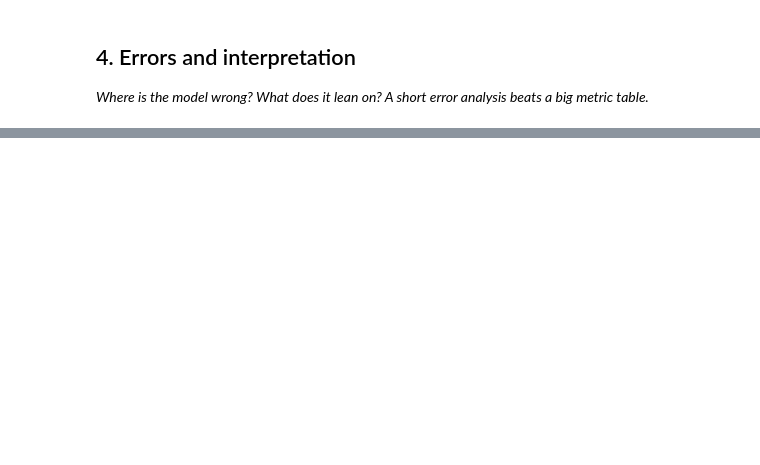
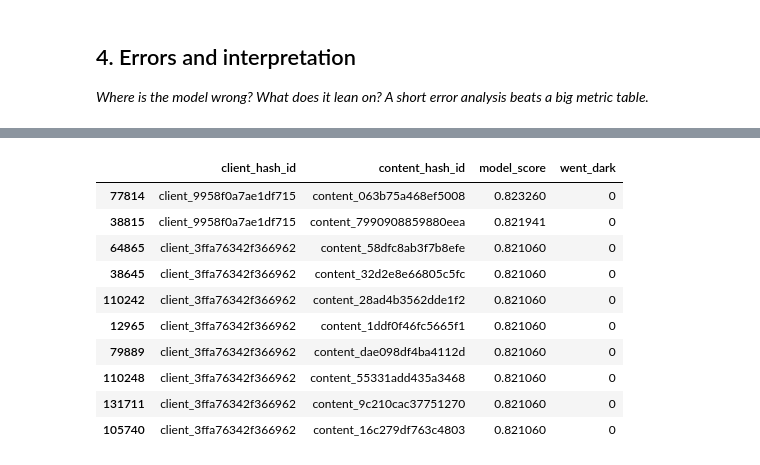
Before and after one commit to afreensumai64/ML-Internship, a Jupyter notebook: work/notebooks/w05_model.ipynb, the cells around one changed output, grey strips where cells are left out. Cells and saved outputs as stored; diff of their text form; code cells hidden in the pictures; blank space fills up the shorter version.

```diff
--- a/work/notebooks/w05_model.ipynb
+++ b/work/notebooks/w05_model.ipynb
@@ -22,0 +268,13 @@ This skeleton is yours to fill. Work the sections **in order** — each one has
+# %%
+# Combine February decision-time features with the March outcome
+
+model_df = FEB_FEATURES.merge(
+    MAR_OUTCOME,
+    on=["client_hash_id", "content_hash_id"],
+    how="inner"
+)
+
+print("Final modeling rows:", len(model_df))
+print("Final went_dark rate:", model_df["went_dark"].mean())
+
+display(model_df.head())
@@ -36,0 +431,56 @@ This skeleton is yours to fill. Work the sections **in order** — each one has
+# %%
+# This cell is for CODE (numbers, a query, a check).
+# Write your text answer in the cell ABOVE this one — typing sentences here breaks Run All.
+
+
+# Error analysis on the held-out test set
+
+test_results["model_score"] = model_scores
+
+test_results["predicted_class"] = (
+    test_results["model_score"] >= 0.5
+).astype(int)
+
+false_positives = test_results[
+    (test_results["predicted_class"] == 1) &
+    (test_results["went_dark"] == 0)
+]
+
+false_negatives = test_results[
+    (test_results["predicted_class"] == 0) &
+    (test_results["went_dark"] == 1)
+]
+
+print("False positives:", len(false_positives))
+print("False negatives:", len(false_negatives))
+
+print("\nTop false positives:")
+display(
+    false_positives.sort_values(
+        "model_score",
+        ascending=False
+    )[
+        [
+            "client_hash_id",
+            "content_hash_id",
+            "model_score",
+            "went_dark"
+        ]
+    ].head(10)
+)
+
+print("\nTop false negatives:")
+display(
+    false_negatives.sort_values(
+        "model_score",
+        ascending=False
+    )[
+        [
+            "client_hash_id",
+            "content_hash_id",
+            "model_score",
+            "went_dark"
+        ]
+    ].head(10)
+)
+# %% [output]
@@ -36,0 +491,11 @@ This skeleton is yours to fill. Work the sections **in order** — each one has
+|  | client_hash_id | content_hash_id | model_score | went_dark |
+| 77814 | client_9958f0a7ae1df715 | content_063b75a468ef5008 | 0.823260 | 0 |
+| 38815 | client_9958f0a7ae1df715 | content_7990908859880eea | 0.821941 | 0 |
+| 64865 | client_3ffa76342f366962 | content_58dfc8ab3f7b8efe | 0.821060 | 0 |
+| 38645 | client_3ffa76342f366962 | content_32d2e8e66805c5fc | 0.821060 | 0 |
+| 110242 | client_3ffa76342f366962 | content_28ad4b3562dde1f2 | 0.821060 | 0 |
+| 12965 | client_3ffa76342f366962 | content_1ddf0f46fc5665f1 | 0.821060 | 0 |
+| 79889 | client_3ffa76342f366962 | content_dae098df4ba4112d | 0.821060 | 0 |
+| 110248 | client_3ffa76342f366962 | content_55331add435a3468 | 0.821060 | 0 |
+| 131711 | client_3ffa76342f366962 | content_9c210cac37751270 | 0.821060 | 0 |
+| 105740 | client_3ffa76342f366962 | content_16c279df763c4803 | 0.821060 | 0 |
```
Also changed, not shown: parts of 16 cells of this notebook.
